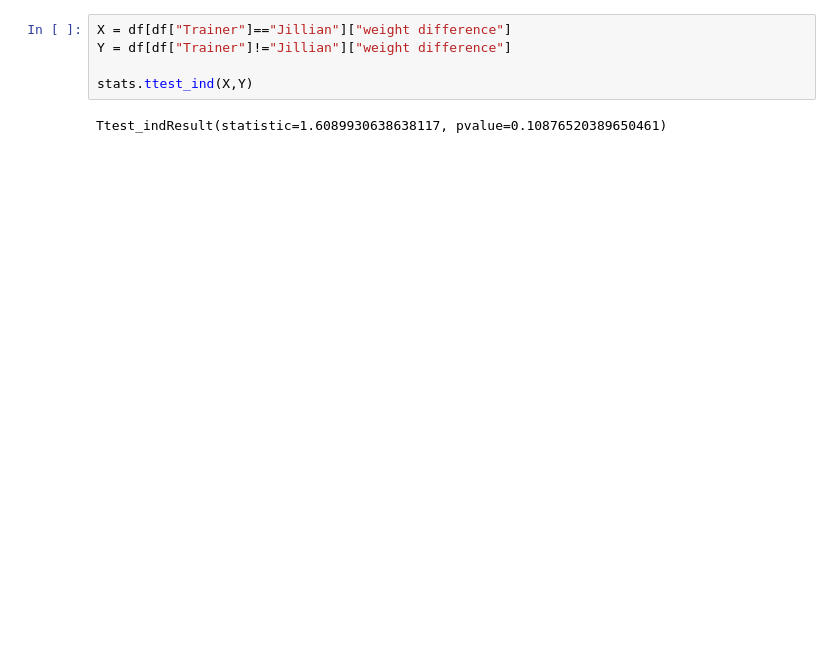
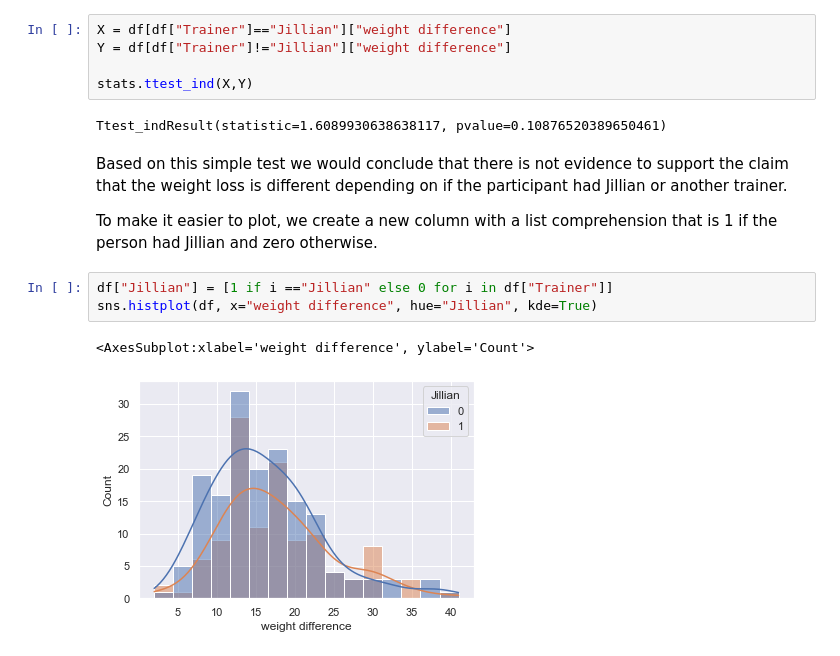
Before and after one commit to kylejones200/bana_4373, a Jupyter notebook: Biggest Loser/Biggest Loser.ipynb, the cells around one changed output. Saved outputs shown, nothing was run; the diff lists cells and outputs as text; blank space fills up the shorter version.

```diff
--- a/Biggest Loser/Biggest Loser.ipynb
+++ b/Biggest Loser/Biggest Loser.ipynb
@@ -99,3 +119,13 @@ Y = df[df["Trainer"]!="Jillian"]["weight difference"]
 stats.ttest_ind(X,Y)
 # %% [output]
 Ttest_indResult(statistic=1.6089930638638117, pvalue=0.10876520389650461)
+# %% [markdown]
+Based on this simple test we would conclude that there is not evidence to support the claim that the weight loss is different depending on if the participant had Jillian or another trainer.
+
+To make it easier to plot, we create a new column with a list comprehension that is 1 if the person had Jillian and zero otherwise.
+# %%
+df["Jillian"] = [1 if i =="Jillian" else 0 for i in df["Trainer"]]
+sns.histplot(df, x="weight difference", hue="Jillian", kde=True)
+# %% [output]
+<AxesSubplot:xlabel='weight difference', ylabel='Count'>
+[figure, added]
```
Also changed, not shown: parts of 6 cells of this notebook, 9 other files.
